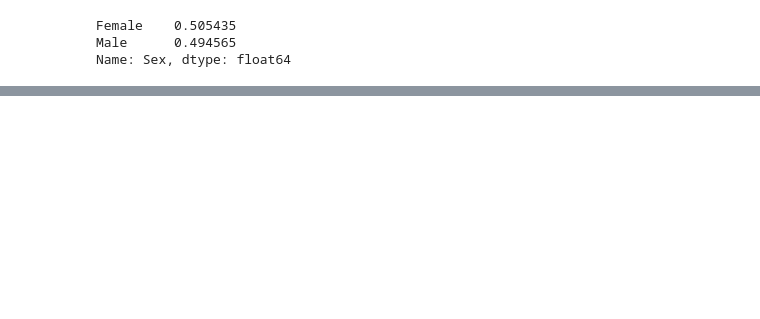
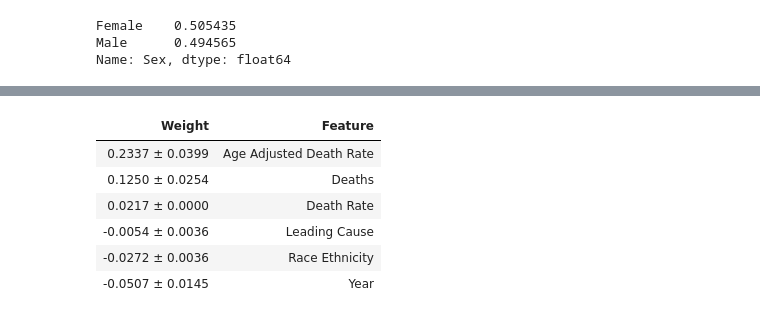
Before and after one commit to nvisagan/dash_Proj_2, a Jupyter notebook: notebooks/Project 2/Project 2 .ipynb, the cells around one changed output, grey strips where cells are left out. Drawn from its saved outputs; the diff is of its cells as text; code cells hidden in the pictures; blank space fills up the shorter version.

```diff
--- a/notebooks/Project 2/Project 2 .ipynb
+++ b/notebooks/Project 2/Project 2 .ipynb
@@ -231,0 +225,11 @@ accuracy_score(y_test, y_pred)
+# %%
+transformers = make_pipeline(
+    ce.OrdinalEncoder(),
+    SimpleImputer(strategy='median')
+)
+
+X_train_transformed = transformers.fit_transform(X_train)
+X_test_transformed = transformers.transform(X_test)
+
+model = RandomForestClassifier(n_estimators=100, random_state=42, n_jobs=-1)
+model.fit(X_train_transformed, y_train)
@@ -231,0 +244,24 @@ accuracy_score(y_test, y_pred)
+# %%
+permuter = PermutationImportance(
+    model,
+    scoring='accuracy',
+    n_iter=2,
+    random_state=42
+)
+
+permuter.fit(X_test_transformed, y_test)
+feature_names = X_test.columns.tolist()
+
+eli5.show_weights(
+    permuter,
+    top=None, # show permutation importances for all features
+    feature_names=feature_names
+)
+# %% [output]
+| Weight | Feature |
+| 0.2337 ± 0.0399 | Age Adjusted Death Rate |
+| 0.1250 ± 0.0254 | Deaths |
+| 0.0217 ± 0.0000 | Death Rate |
+| -0.0054 ± 0.0036 | Leading Cause |
+| -0.0272 ± 0.0036 | Race Ethnicity |
+| -0.0507 ± 0.0145 | Year |
```
Also changed, not shown: parts of 4 cells of this notebook, 8 other files.
